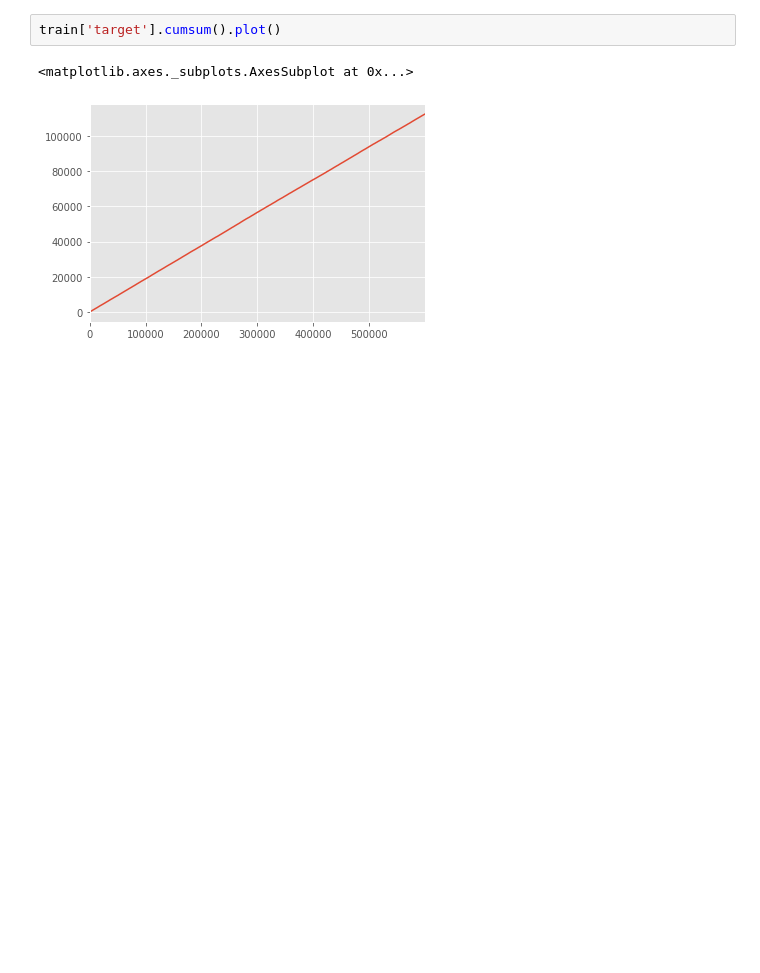
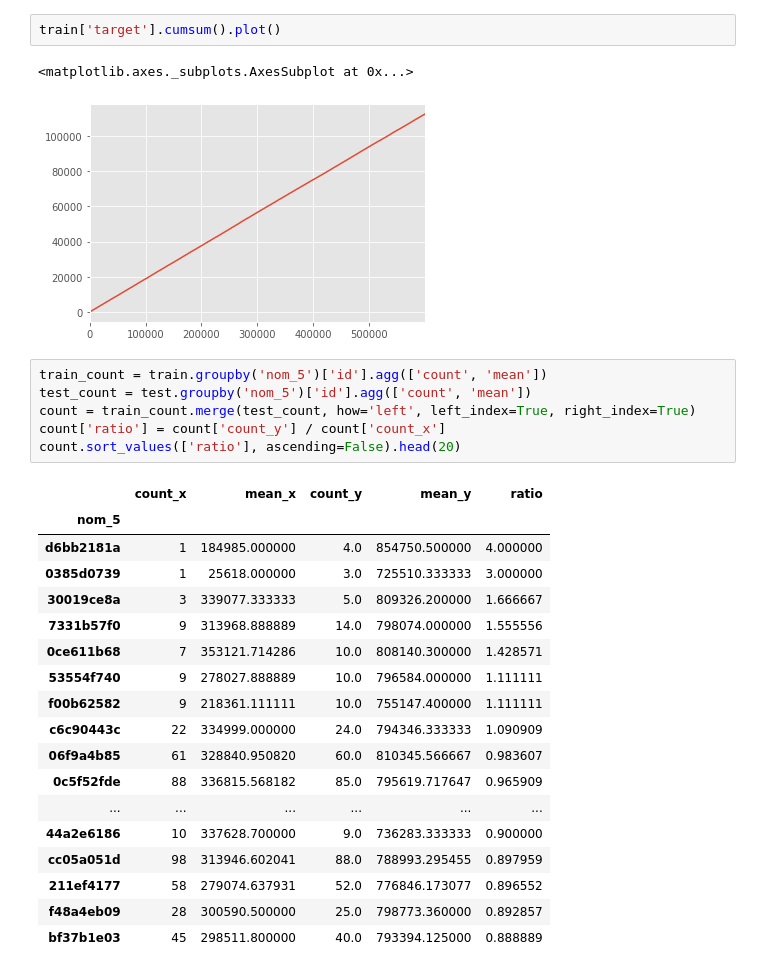
Before and after one commit to viktorsapozhok/cafeen, a Jupyter notebook: notebooks/1_simple_eda.ipynb, the cells around one changed output. Saved outputs shown, nothing was run; the diff lists cells and outputs as text; blank space fills up the shorter version.

```diff
--- a/notebooks/1_simple_eda.ipynb
+++ b/notebooks/1_simple_eda.ipynb
@@ -156,3 +156,28 @@ train['target'].cumsum().plot()
 # %% [output]
 <matplotlib.axes._subplots.AxesSubplot at 0x...>
 [figure]
+# %%
+train_count = train.groupby('nom_5')['id'].agg(['count', 'mean'])
+test_count = test.groupby('nom_5')['id'].agg(['count', 'mean'])
+count = train_count.merge(test_count, how='left', left_index=True, right_index=True)
+count['ratio'] = count['count_y'] / count['count_x']
+count.sort_values(['ratio'], ascending=False).head(20)
+# %% [output]
+|  | count_x | mean_x | count_y | mean_y | ratio |
+| nom_5 |  |  |  |  |  |
+| d6bb2181a | 1 | 184985.000000 | 4.0 | 854750.500000 | 4.000000 |
+| 0385d0739 | 1 | 25618.000000 | 3.0 | 725510.333333 | 3.000000 |
+| 30019ce8a | 3 | 339077.333333 | 5.0 | 809326.200000 | 1.666667 |
+| 7331b57f0 | 9 | 313968.888889 | 14.0 | 798074.000000 | 1.555556 |
+| 0ce611b68 | 7 | 353121.714286 | 10.0 | 808140.300000 | 1.428571 |
+| 53554f740 | 9 | 278027.888889 | 10.0 | 796584.000000 | 1.111111 |
+| f00b62582 | 9 | 218361.111111 | 10.0 | 755147.400000 | 1.111111 |
+| c6c90443c | 22 | 334999.000000 | 24.0 | 794346.333333 | 1.090909 |
+| 06f9a4b85 | 61 | 328840.950820 | 60.0 | 810345.566667 | 0.983607 |
+| 0c5f52fde | 88 | 336815.568182 | 85.0 | 795619.717647 | 0.965909 |
+| ... | ... | ... | ... | ... | ... |
+| 44a2e6186 | 10 | 337628.700000 | 9.0 | 736283.333333 | 0.900000 |
+| cc05a051d | 98 | 313946.602041 | 88.0 | 788993.295455 | 0.897959 |
+| 211ef4177 | 58 | 279074.637931 | 52.0 | 776846.173077 | 0.896552 |
+| f48a4eb09 | 28 | 300590.500000 | 25.0 | 798773.360000 | 0.892857 |
+| bf37b1e03 | 45 | 298511.800000 | 40.0 | 793394.125000 | 0.888889 |
```
Also changed, not shown: parts of 8 cells of this notebook, 3 other files.
